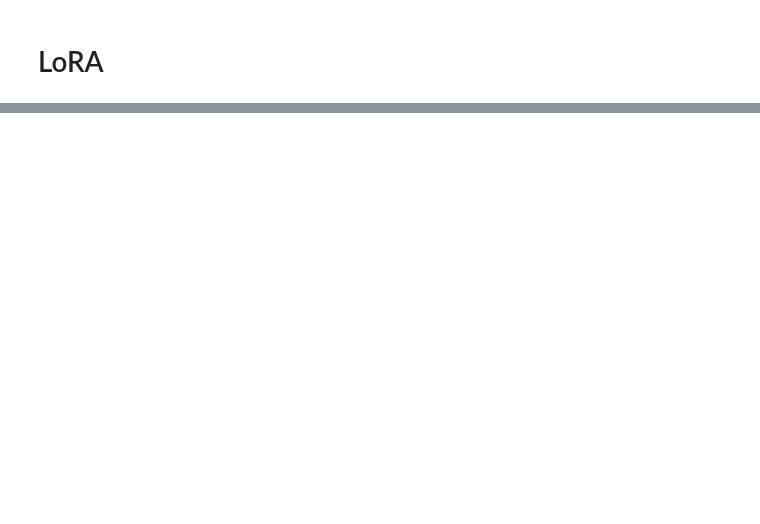
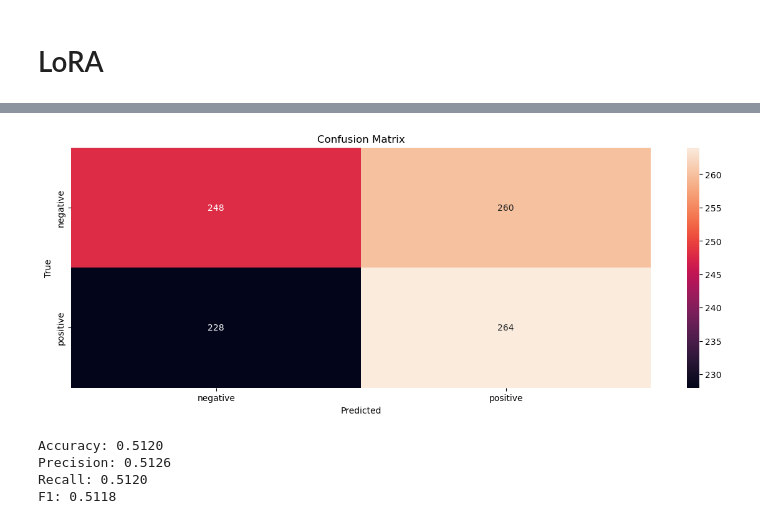
Before and after one commit to Bidhan-Bajracharya/NLP, a Jupyter notebook: A7/main.ipynb, the cells around one changed output, grey strips where cells are left out. Drawn from its saved outputs; the diff is of its cells as text; code cells hidden in the pictures; blank space fills up the shorter version.

```diff
--- a/A7/main.ipynb
+++ b/A7/main.ipynb
@@ -926,0 +983,8 @@ from peft import LoraConfig, get_peft_model
+# %%
+student_model_twelve = AutoModelForSequenceClassification.from_pretrained(
+    teacher_id,
+    num_labels = NUM_LABELS,
+    id2label = id2label,
+    label2id = label2id,
+)
+student_model_twelve
@@ -926,0 +1112,37 @@ from peft import LoraConfig, get_peft_model
+# %%
+y_true_lora = []
+y_pred_lora = []
+
+for batch in test_dataloader:
+    input_ids, attention_mask, labels = batch['input_ids'], batch['attention_mask'], batch['labels']
+    input_ids, attention_mask, labels = input_ids.to(device), attention_mask.to(device), labels.to(device)
+    with torch.no_grad():
+        # Forward pass
+        outputs = student_model_twelve(input_ids, attention_mask=attention_mask)
+        logits = outputs.logits
+        # Convert logits to predicted labels
+        batch_predictions = torch.argmax(logits, dim=1)
+        # Append true and predicted labels to lists
+        y_true_lora.extend(labels.cpu().numpy())
+        y_pred_lora.extend(batch_predictions.cpu().numpy())
+# Compute evaluation metrics
+accuracy_lora = accuracy_score(y_true_lora, y_pred_lora)
+precision_lora = precision_score(y_true_lora, y_pred_lora, average='weighted')
+recall_lora = recall_score(y_true_lora, y_pred_lora, average='weighted')
+f1_lora = f1_score(y_true_lora, y_pred_lora, average='weighted')
+# %%
+labels = ["negative", "positive"]
+cm_plotter = ConfusionMatrixPlotter(y_true_lora, y_pred_lora, labels)
+cm_plotter.plot()
+# %% [output]
+[figure, added]
+# %%
+print(f"Accuracy: {accuracy_lora:.4f}")
+print(f"Precision: {precision_lora:.4f}")
+print(f"Recall: {recall_lora:.4f}")
+print(f"F1: {f1_lora:.4f}")
+# %% [output]
+Accuracy: 0.5120
+Precision: 0.5126
+Recall: 0.5120
+F1: 0.5118
```
Also changed, not shown: parts of 24 cells of this notebook, 1 other file.
